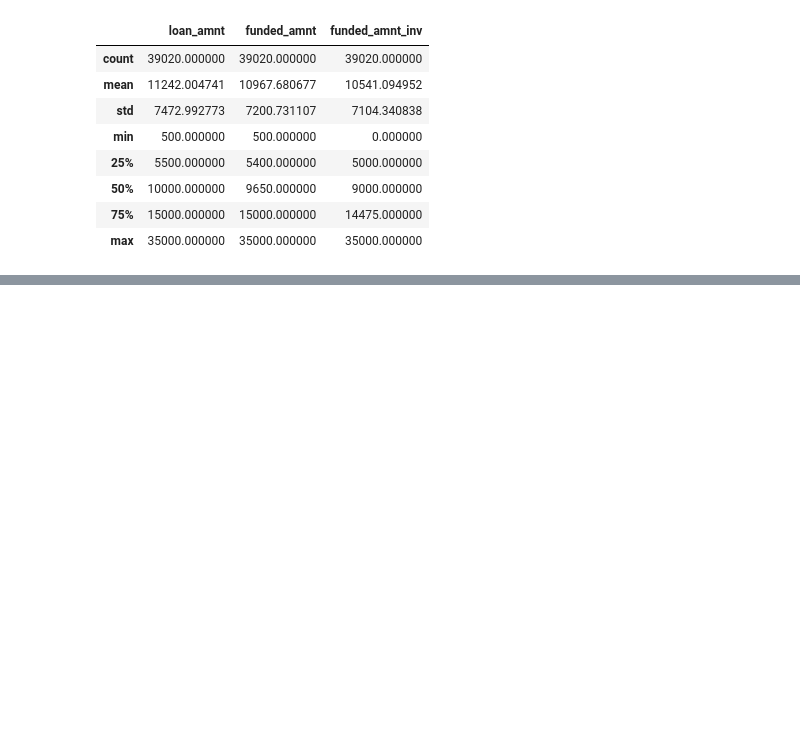
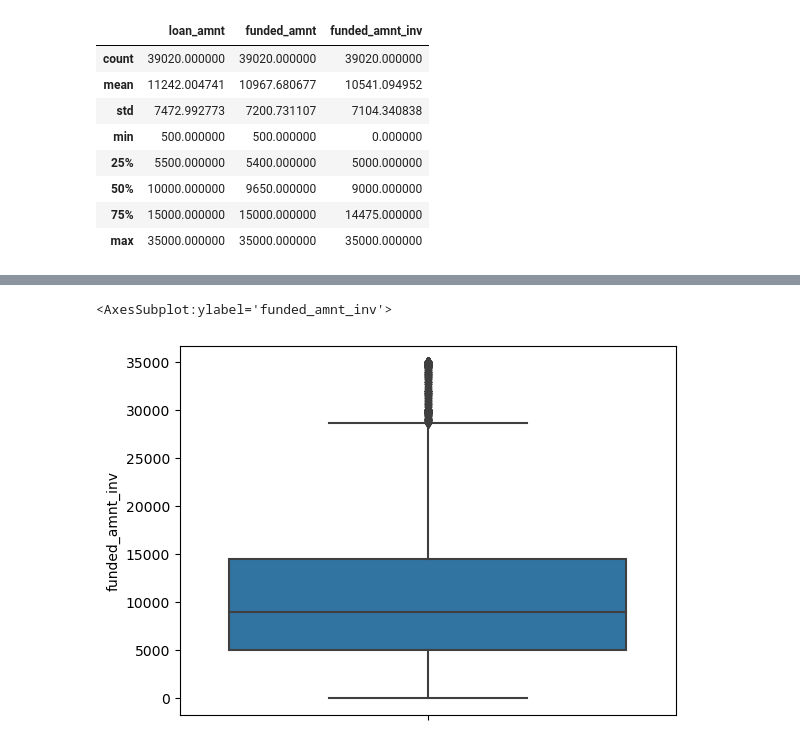
Before and after one commit to SSHarshitta/LendingClubCaseStudy, a Jupyter notebook: Harshitta_Sara.ipynb, the cells around one changed output, grey strips where cells are left out. Cells and saved outputs as stored; diff of their text form; code cells hidden in the pictures; blank space fills up the shorter version.

```diff
--- a/Harshitta_Sara.ipynb
+++ b/Harshitta_Sara.ipynb
@@ -1182,0 +1185,5 @@ sns.boxplot(data=loan_data2, x='loan_status', y='funded_amnt_inv',
+# %%
+sns.boxplot(data=loan_data2, y='funded_amnt_inv')
+# %% [output]
+<AxesSubplot:ylabel='funded_amnt_inv'>
+[figure, added]
```
Also changed, not shown: parts of 122 cells of this notebook.
